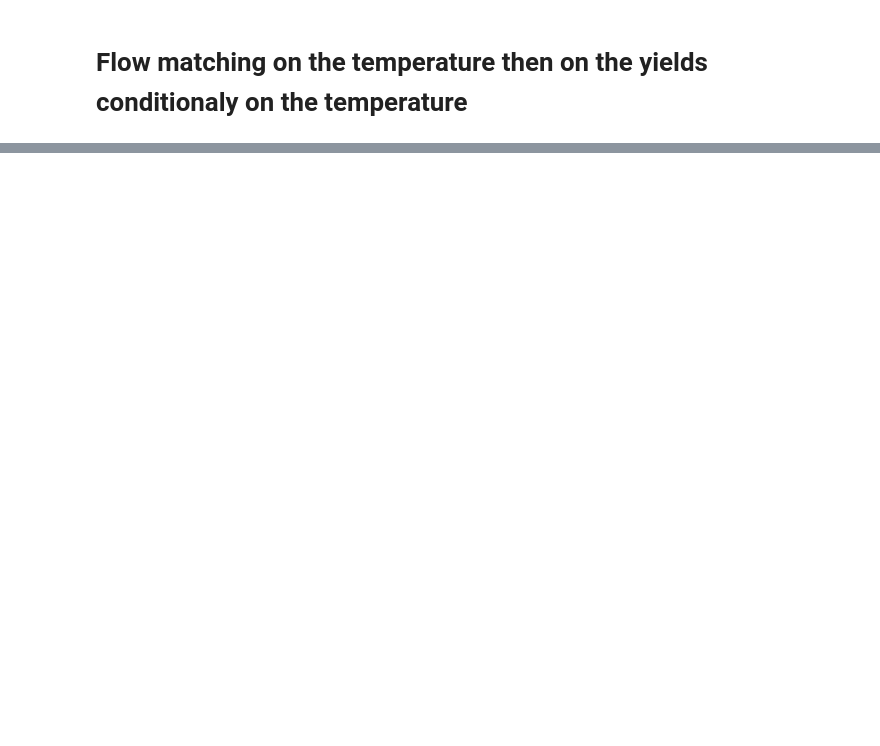
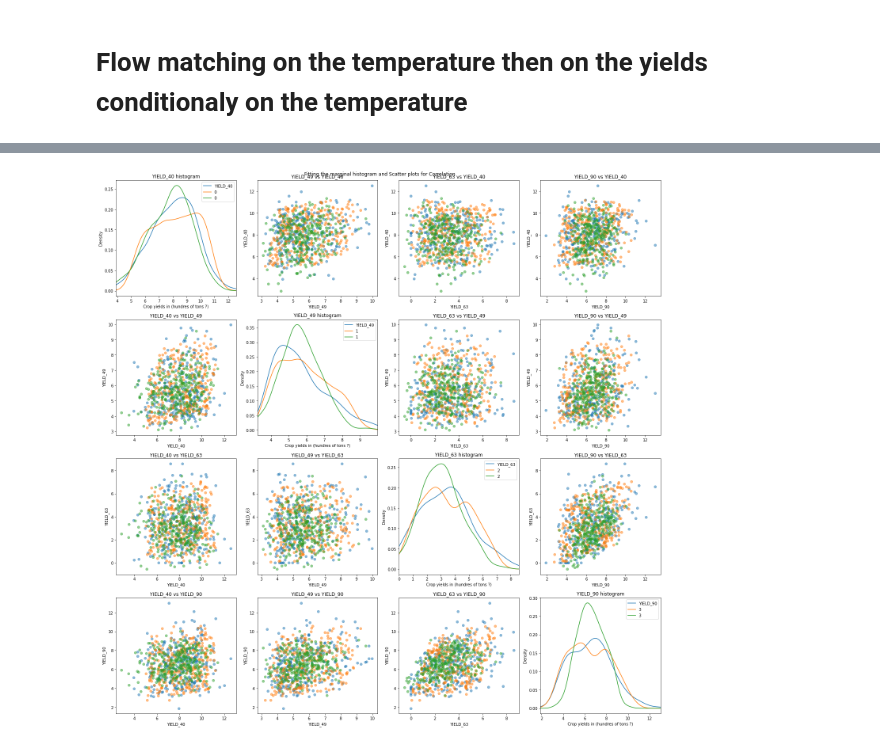
Before and after one commit to elkhomar/Genhack3, a Jupyter notebook: FlowMatching.ipynb, the cells around one changed output, grey strips where cells are left out. Cells and saved outputs as stored; diff of their text form; code cells hidden in the pictures; blank space fills up the shorter version.

```diff
--- a/FlowMatching.ipynb
+++ b/FlowMatching.ipynb
@@ -367,0 +323,50 @@ RuntimeError: The size of tensor a (4) must match the size of tensor b (76) at n
+# %%
+# Plotting density plots
+plt.figure(figsize=(20, 20))
+for k in range(4):
+    yield_ind = X.columns[k]
+    plt.subplot(4, 4, 5*k + 1)
+
+    X[yield_ind].plot.density()
+    samples[k].plot.density()
+    samples2[k].plot.density()
+
+    xmin, xmax = np.min(X[yield_ind]), np.max(X[yield_ind])
+    plt.xlim(xmin, xmax)
+
+    plt.title(yield_ind + " histogram")
+    plt.xlabel("Crop yields in (hundres of tons ?)")
+    plt.ylabel("Density")
+    plt.legend()
+
+# Plotting scatter plots for correlation
+for i in range(4):
+    for j in range(4):
+        if i != j:
+            plt.subplot(4, 4, 1 + i + 4*j)
+
+            x = X.iloc[:, i]
+            y = X.iloc[:, j]
+            plt.scatter(x, y, alpha=0.5)
+
+            x = samples.iloc[:, i]
+            y = samples.iloc[:, j]
+            plt.scatter(x, y, alpha=0.5)
+
+            x = samples2.iloc[:, i]
+            y = samples2.iloc[:, j]
+            plt.scatter(x, y, alpha=0.5)
+
+            plt.title(f"{X.columns[i]} vs {X.columns[j]}")
+            plt.xlabel(X.columns[i])
+            plt.ylabel(X.columns[j])
+
+plt.suptitle("Fitting the marginal histogram and Scatter plots for Correlation")
+plt.tight_layout()
+plt.show()
+
+#Blue = True data
+#Orange = First method
+#Green = Second method
+# %% [output]
+[figure, added]
```
Also changed, not shown: parts of 5 cells of this notebook.
